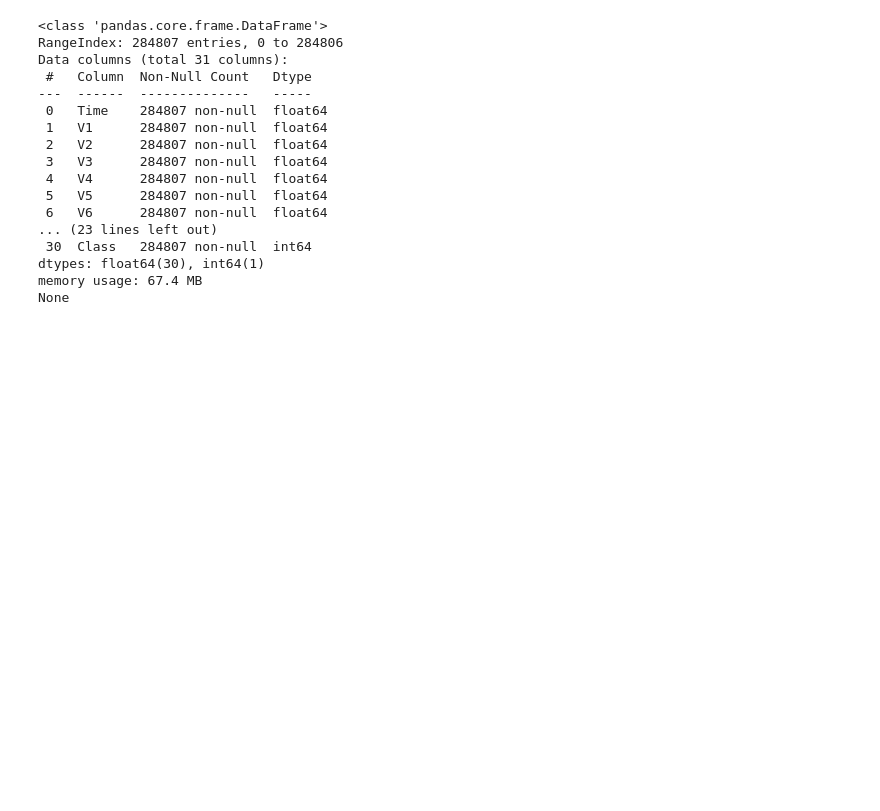
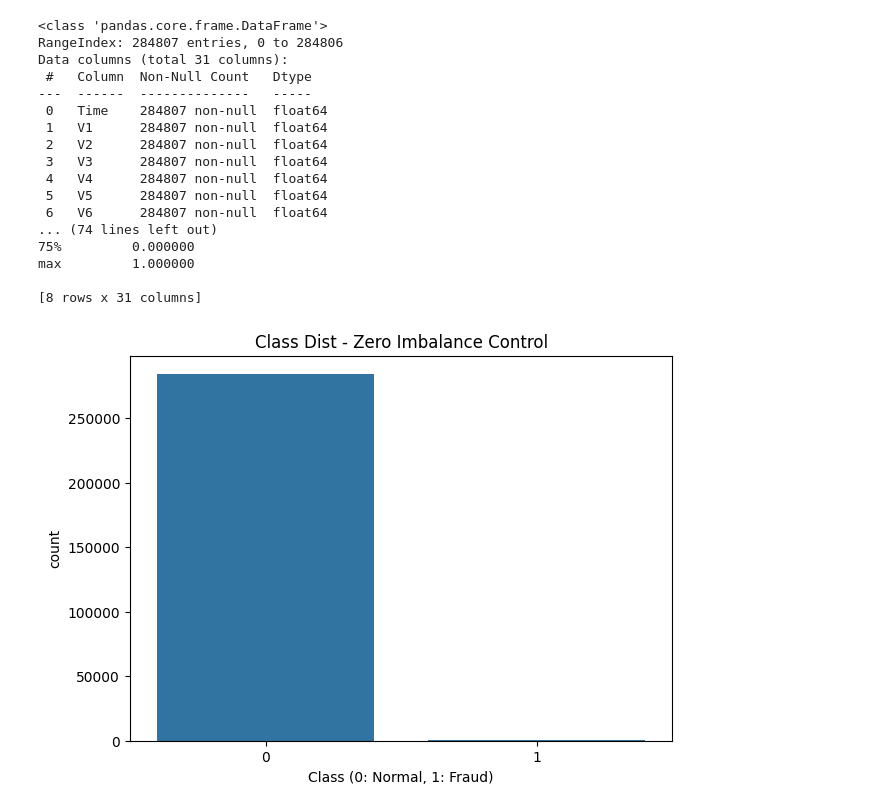
Before and after one commit to MuratorkunN/ml-credit-card-fraud-detecton, a Jupyter notebook: neural-network/model.ipynb, the cells around one changed output. Saved outputs shown, nothing was run; the diff lists cells and outputs as text; code cells hidden in the pictures; blank space fills up the shorter version.

```diff
--- a/neural-network/model.ipynb
+++ b/neural-network/model.ipynb
@@ -3,8 +3,10 @@ import pandas as pd
 import matplotlib.pyplot as plt
 import seaborn as sns
 # %%
-df = pd.read_csv('data/creditcard.csv')
+df1 = pd.read_csv('data/creditcard.csv')
+df = df1.copy()
 print(df.info())
+print(df.describe())
 # %% [output]
 <class 'pandas.core.frame.DataFrame'>
 RangeIndex: 284807 entries, 0 to 284806
@@ -18,8 +20,22 @@ Data columns (total 31 columns):
  4   V4      284807 non-null  float64
  5   V5      284807 non-null  float64
  6   V6      284807 non-null  float64
-... (23 lines left out)
- 30  Class   284807 non-null  int64
-dtypes: float64(30), int64(1)
-memory usage: 67.4 MB
-None
+... (74 lines left out)
+75%         0.000000
+max         1.000000
+
+[8 rows x 31 columns]
+# %%
+import pandas as pd
+import seaborn as sns
+import matplotlib.pyplot as plt
+import numpy as np
+# Veri çerçevenizin 'df' olarak adlandırıldığını varsayalım
+plt.figure(figsize=(7, 5))
+sns.countplot(x='Class', data=df)
+plt.title('Class Dist - Zero Imbalance Control')
+plt.xlabel('Class (0: Normal, 1: Fraud)')
+plt.ylabel('count')
+plt.show()
+# %% [output]
+[figure, added]
```
Also changed, not shown: parts of 17 cells of this notebook, 1 other file.
